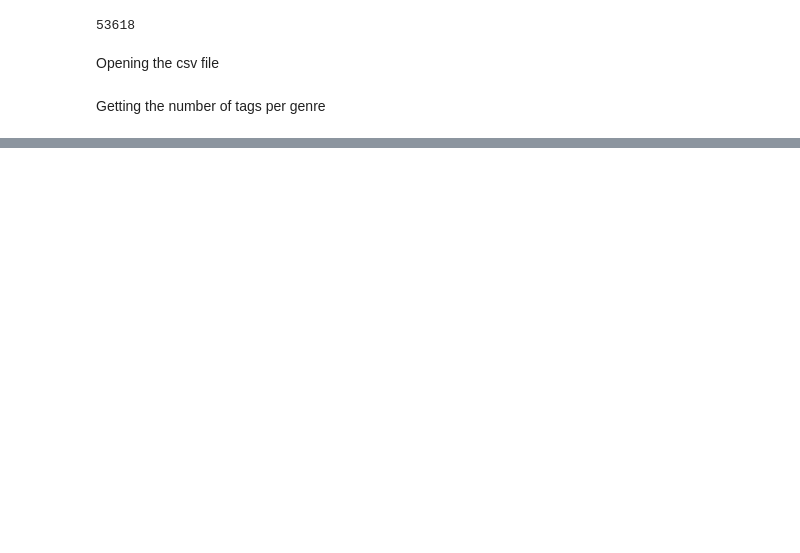
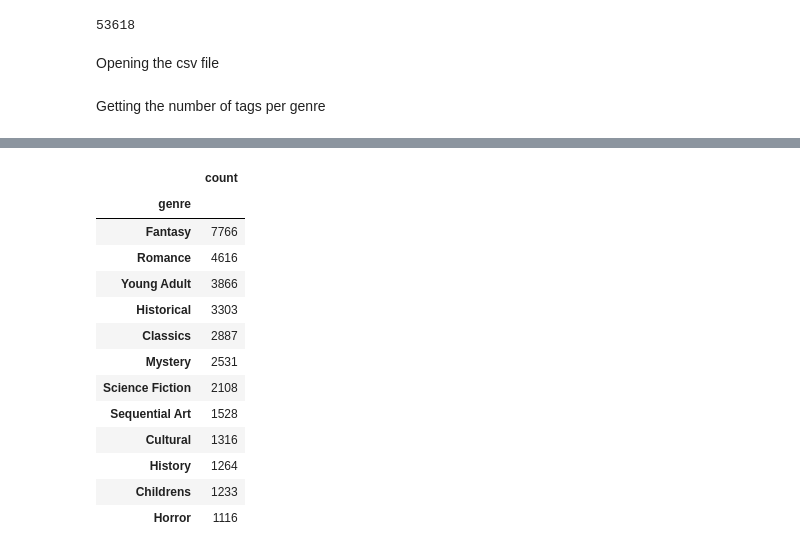
Before and after one commit to A-Istrate/80629_Project, a Jupyter notebook: ML80629_Data_preparation.ipynb, the cells around one changed output, grey strips where cells are left out. Saved outputs shown, nothing was run; the diff lists cells and outputs as text; code cells hidden in the pictures; blank space fills up the shorter version.

```diff
--- a/ML80629_Data_preparation.ipynb
+++ b/ML80629_Data_preparation.ipynb
@@ -54,0 +70,17 @@ all_genres_long.columns = ("genre",)
+# %%
+tags[tags["count"]>1000]
+# %% [output]
+|  | count |
+| genre |  |
+| Fantasy | 7766 |
+| Romance | 4616 |
+| Young Adult | 3866 |
+| Historical | 3303 |
+| Classics | 2887 |
+| Mystery | 2531 |
+| Science Fiction | 2108 |
+| Sequential Art | 1528 |
+| Cultural | 1316 |
+| History | 1264 |
+| Childrens | 1233 |
+| Horror | 1116 |
```
Also changed, not shown: parts of 14 cells of this notebook.
